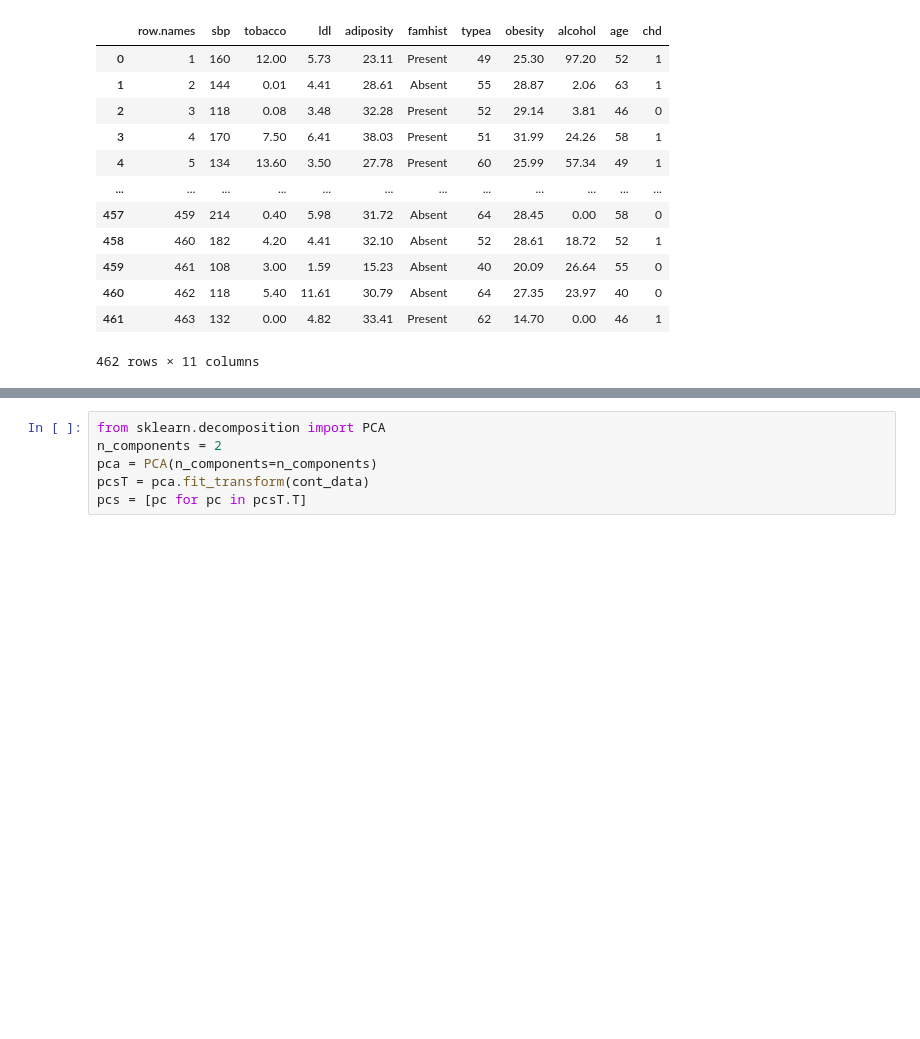
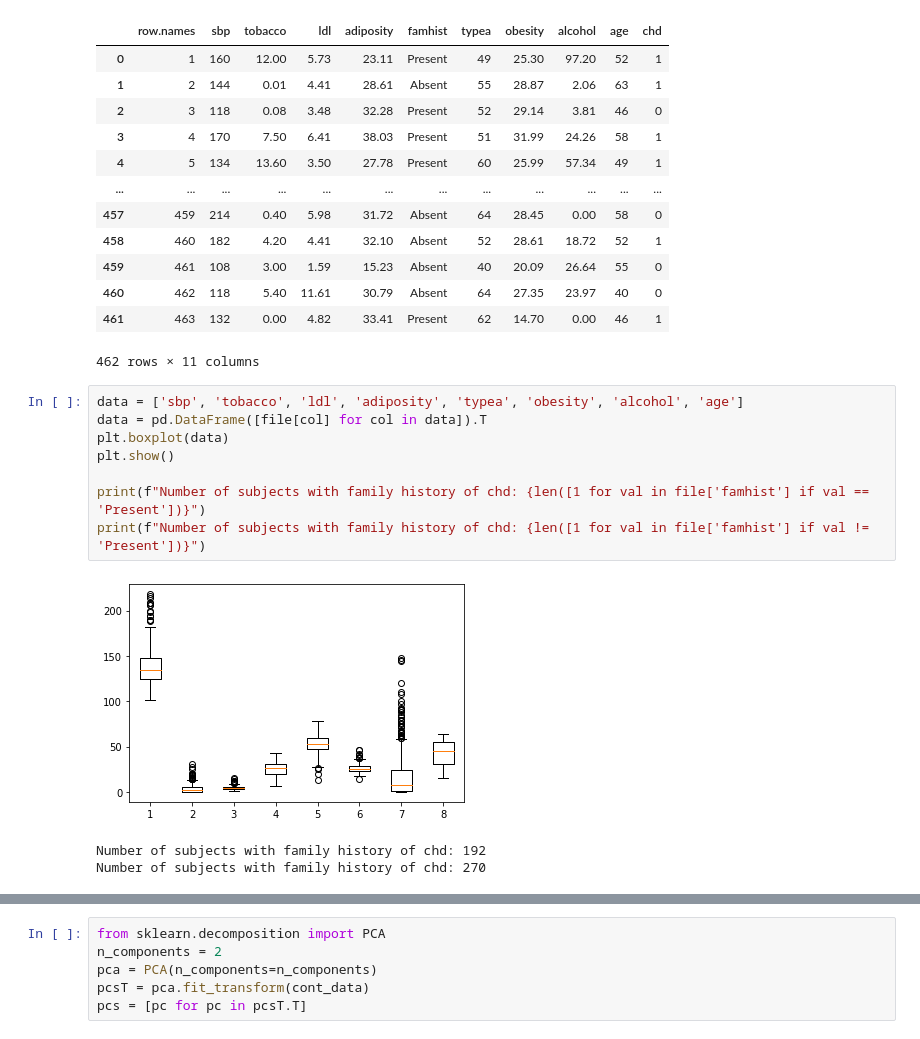
Before and after one commit to jozgu/SourhtAfricaHealthProject, a Jupyter notebook: assignment1.ipynb, the cells around one changed output, grey strips where cells are left out. Drawn from its saved outputs; the diff is of its cells as text; blank space fills up the shorter version.

```diff
--- a/assignment1.ipynb
+++ b/assignment1.ipynb
@@ -20,3 +20,15 @@ file
 | 460 | 462 | 118 | 5.40 | 11.61 | 30.79 | Absent | 64 | 27.35 | 23.97 | 40 | 0 |
 | 461 | 463 | 132 | 0.00 | 4.82 | 33.41 | Present | 62 | 14.70 | 0.00 | 46 | 1 |
 462 rows × 11 columns
+# %%
+data = ['sbp', 'tobacco', 'ldl', 'adiposity', 'typea', 'obesity', 'alcohol', 'age']
+data = pd.DataFrame([file[col] for col in data]).T
+plt.boxplot(data)
+plt.show()
+
+print(f"Number of subjects with family history of chd: {len([1 for val in file['famhist'] if val == 'Present'])}")
+print(f"Number of subjects with family history of chd: {len([1 for val in file['famhist'] if val != 'Present'])}")
+# %% [output]
+[figure, added]
+Number of subjects with family history of chd: 192
+Number of subjects with family history of chd: 270
```
Also changed, not shown: parts of 7 cells of this notebook.
